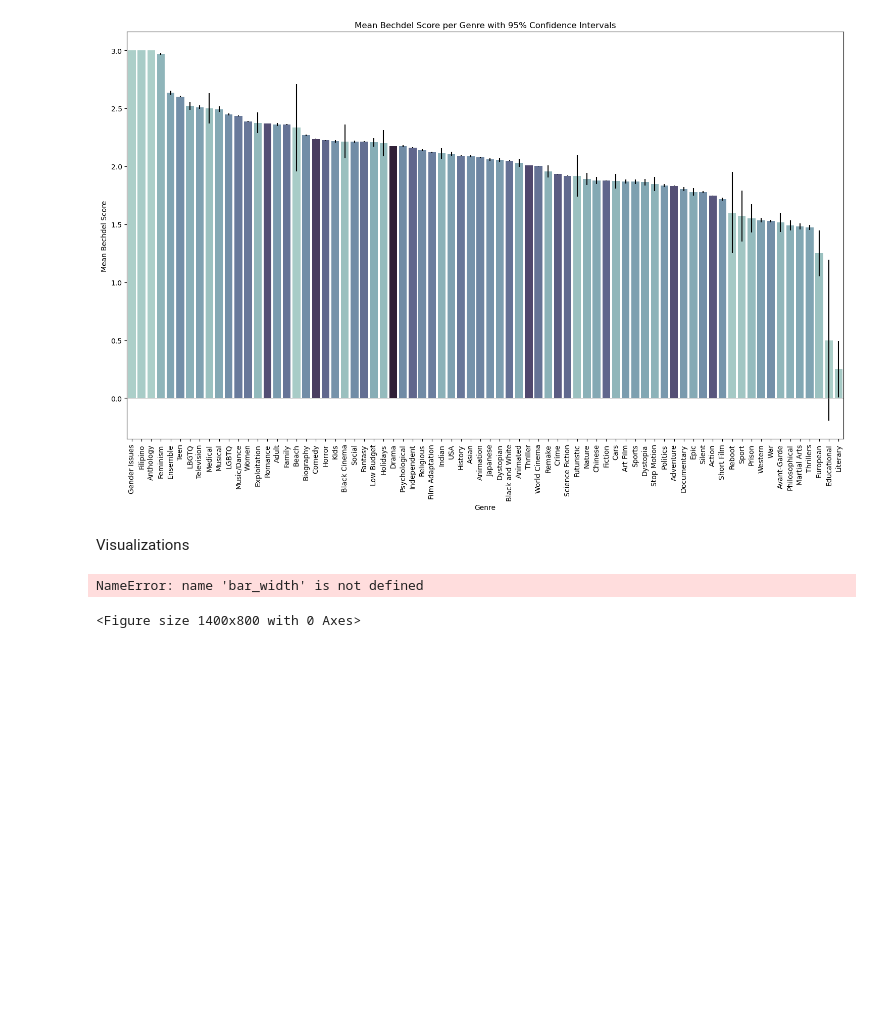
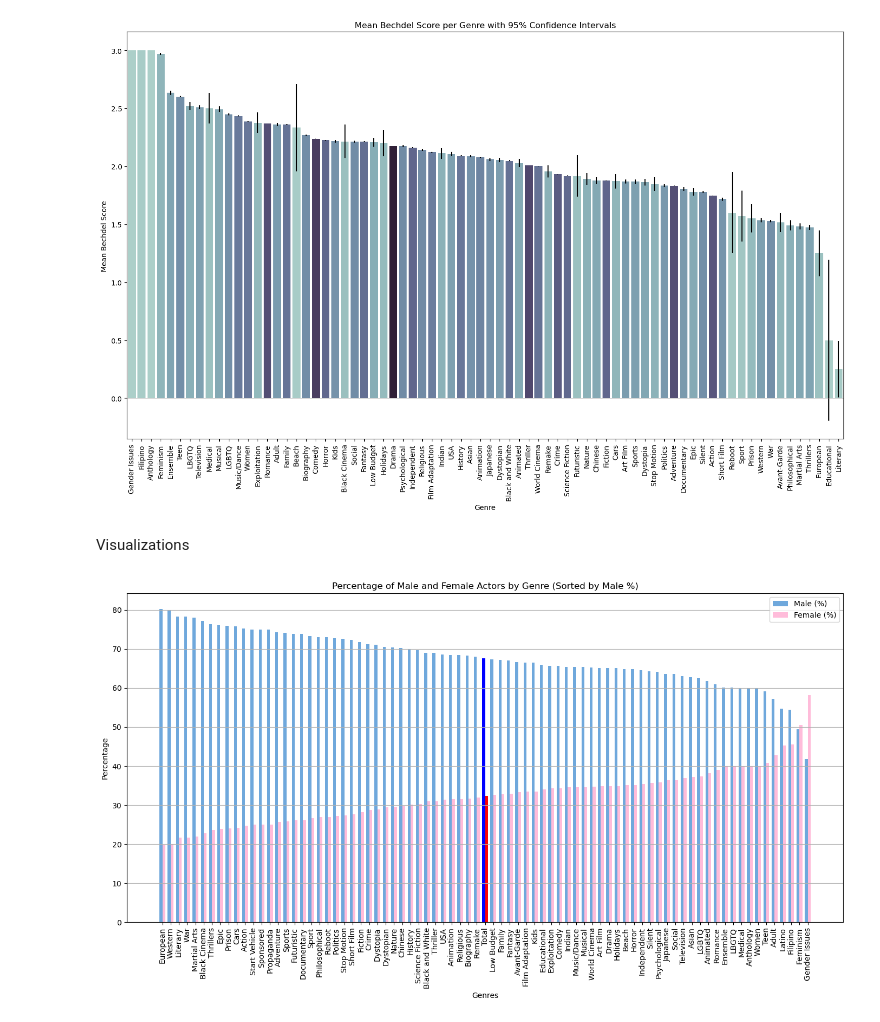
Before and after one commit to aristo6253/CS-401-ADAknow-Milestone2, a Jupyter notebook: cleaning_code.ipynb, the cells around one changed output. Saved outputs shown, nothing was run; the diff lists cells and outputs as text; code cells hidden in the pictures; blank space fills up the shorter version.

```diff
--- a/cleaning_code.ipynb
+++ b/cleaning_code.ipynb
@@ -743,33 +743,34 @@ sorted_gender_by_genre_df = genre_gender_counts.sort_values('Male (%)', ascendin
 colors_male = ['#6fa8dc' if genre != 'Total' else 'b' for genre in sorted_gender_by_genre_df['Genres Reduced']]
 colors_female = ['#ffbcda' if genre != 'Total' else 'r' for genre in sorted_gender_by_genre_df['Genres Reduced']]
 
+
+bar_width = 0.35
 
 # Set up the figure and axis for the bar chart again with the sorted data
 plt.figure(figsize=(14, 8))
 
 # Recreate the index for the sorted dataframe
 index = np.arange(len(sorted_gender_by_genre_df['Genres Reduced']))
 
 # Plotting both 'Male (%)' and 'Female (%)' for the sorted dataframe
 bar1 = plt.bar(index, sorted_gender_by_genre_df['Male (%)'], bar_width, label='Male (%)', color=colors_male)
 bar2 = plt.bar(index + bar_width, sorted_gender_by_genre_df['Female (%)'], bar_width, label='Female (%)', color=colors_female)
 
 # Add some text for labels, title, and axes ticks
 plt.xlabel('Genres')
 plt.ylabel('Percentage')
 plt.title('Percentage of Male and Female Actors by Genre (Sorted by Male %)')
 plt.xticks(index + bar_width / 2, sorted_gender_by_genre_df['Genres Reduced'], rotation=90)
 plt.legend()
 plt.grid(axis='y')
 
 # # Adding the percentage values on top of the bars
 # for bar in bar1 + bar2:
 #     yval = bar.get_height()
 #     plt.text(bar.get_x() + bar.get_width()/2.0, yval, round(yval, 2), va='bottom', ha='center', fontsize=8)
 
 # Show the plot
 plt.tight_layout()
 plt.show()
 # %% [output]
-NameError: name 'bar_width' is not defined
-<Figure size 1400x800 with 0 Axes>
+[figure, added]
```
Also changed, not shown: parts of 1 cell of this notebook, 3 other files.
